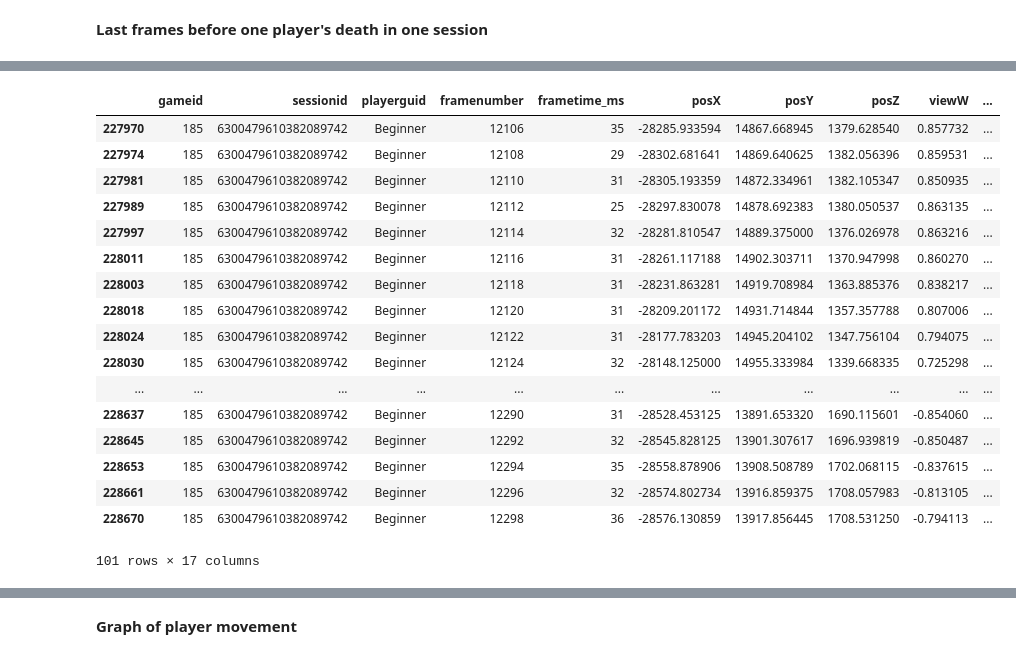
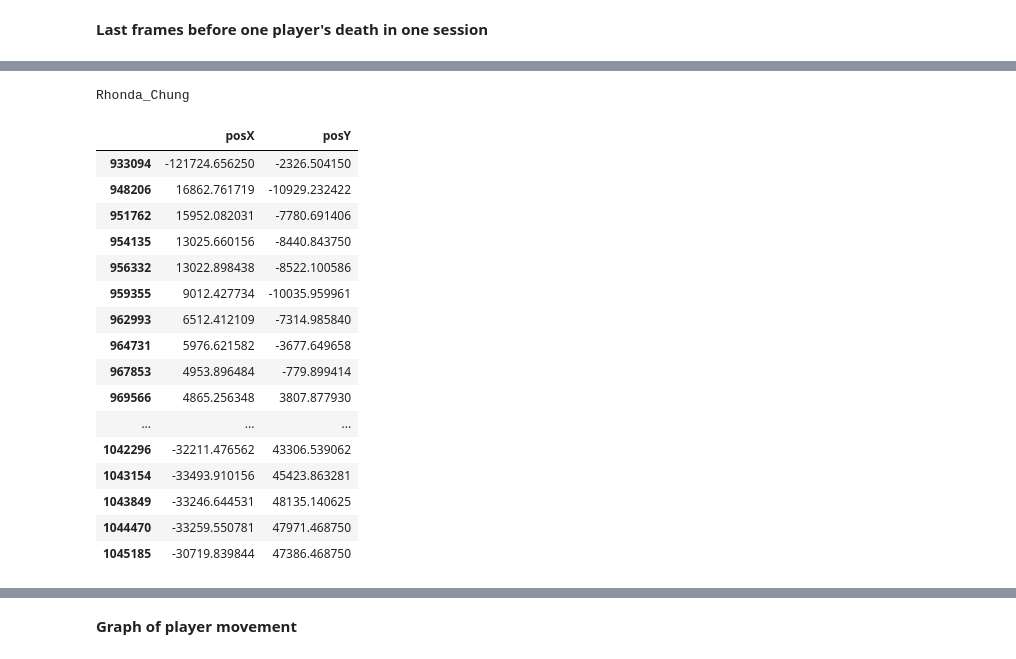
Before and after one commit to ChilledCitizen/reCoach, a Jupyter notebook: game_coach.ipynb, the cells around one changed output, grey strips where cells are left out. Drawn from its saved outputs; the diff is of its cells as text; code cells hidden in the pictures.

Commit message:
Fixes and new functions
Fixed some errors, added function for one-hot transformation of player state, added initial extracted data for graphs and stats.

```diff
--- a/game_coach.ipynb
+++ b/game_coach.ipynb
@@ -84,10 +103,10 @@ def get_graphs(player_name, step):
 # %%
 filenames = [
-    "game_frame.csv",
-    "game_session.csv",
-    "player_session.csv",
-    "player_state.csv",
-    "weapon_desc.csv"
+    "../game_frame.csv",
+    "../game_session.csv",
+    "../player_session.csv",
+    "../player_state.csv",
+    "../weapon_desc.csv"
 ]
 game_frame = pd.read_csv(filenames[0])
 game_session = pd.read_csv(filenames[1])
@@ -137,8 +156,8 @@ weapon_desc.head(5)
 **Take some info for specific player from recent sessions**
 # %%
 # Choose player name
-player_name = "Beginner"
-#player_name = "Intermediate"
+#player_name = "Beginner"
+player_name = "Intermediate"
 #sessions_nr = 10
 # Take rows from tables which are specific to this player
 one_player_session = player_session[player_session["playerguid"] == player_name]
@@ -201,3 +228,13 @@ Total sessions: 11
 # Player death
 # %% [markdown]
 **Last frames before one player's death in one session**
+# %%
+# Get all sessions player played
+sessions = np.unique(one_player_state["sessionid"])
+# Get session_id of the last session
+session_id = sessions[-1]
+# State of one player for one session
+one_player_state_session = player_state[(player_state["playerguid"] == player_name) & (player_state["sessionid"] == session_id)]
+# Sort rows by time
+one_player_state_session = one_player_state_session.sort_values(["framenumber"])
+one_player_state_session
@@ -204,24 +263,36 @@ Total sessions: 11
+# %%
+# Get game_frame row based on session and frame
+row = np.nonzero((game_frame["sessionid"] == session_id) & (game_frame["framenumber"] == frame_number))[0][0]
+json_entry_players = json.loads(game_frame.iloc[row]["players"])
+# Get killer
+killer = get_killer_entry(player_name, session_id)
+# Get killer name
+try:
+    killer_name = killer["guid"]
+    print(killer_name)
+except:
+    pass
+# %% [output]
+Rhonda_Chung
 # %%
-# Take row id's when player died
-rows_player_died = np.nonzero(one_player_state["stateflags"] == 53)[0]
-# Take last 10 frames before death in last session (step 5)
-one_player_state.iloc[rows_player_died[-1]-100: rows_player_died[-1]+1 : 1]
+# Take last frames before death in last session (choose step)
+last_positions_player = one_player_state_session.iloc[:-1: 100][["posX", "posY"]]
+last_positions_player
 # %% [output]
-|  | gameid | sessionid | playerguid | framenumber | frametime_ms | posX | posY | posZ | viewW | ... |
-| 227970 | 185 | 6300479610382089742 | Beginner | 12106 | 35 | -28285.933594 | 14867.668945 | 1379.628540 | 0.857732 | ... |
-| 227974 | 185 | 6300479610382089742 | Beginner | 12108 | 29 | -28302.681641 | 14869.640625 | 1382.056396 | 0.859531 | ... |
-| 227981 | 185 | 6300479610382089742 | Beginner | 12110 | 31 | -28305.193359 | 14872.334961 | 1382.105347 | 0.850935 | ... |
-| 227989 | 185 | 6300479610382089742 | Beginner | 12112 | 25 | -28297.830078 | 14878.692383 | 1380.050537 | 0.863135 | ... |
-| 227997 | 185 | 6300479610382089742 | Beginner | 12114 | 32 | -28281.810547 | 14889.375000 | 1376.026978 | 0.863216 | ... |
-| 228011 | 185 | 6300479610382089742 | Beginner | 12116 | 31 | -28261.117188 | 14902.303711 | 1370.947998 | 0.860270 | ... |
-| 228003 | 185 | 6300479610382089742 | Beginner | 12118 | 31 | -28231.863281 | 14919.708984 | 1363.885376 | 0.838217 | ... |
-| 228018 | 185 | 6300479610382089742 | Beginner | 12120 | 31 | -28209.201172 | 14931.714844 | 1357.357788 | 0.807006 | ... |
-| 228024 | 185 | 6300479610382089742 | Beginner | 12122 | 31 | -28177.783203 | 14945.204102 | 1347.756104 | 0.794075 | ... |
-| 228030 | 185 | 6300479610382089742 | Beginner | 12124 | 32 | -28148.125000 | 14955.333984 | 1339.668335 | 0.725298 | ... |
-| ... | ... | ... | ... | ... | ... | ... | ... | ... | ... | ... |
-| 228637 | 185 | 6300479610382089742 | Beginner | 12290 | 31 | -28528.453125 | 13891.653320 | 1690.115601 | -0.854060 | ... |
-| 228645 | 185 | 6300479610382089742 | Beginner | 12292 | 32 | -28545.828125 | 13901.307617 | 1696.939819 | -0.850487 | ... |
-| 228653 | 185 | 6300479610382089742 | Beginner | 12294 | 35 | -28558.878906 | 13908.508789 | 1702.068115 | -0.837615 | ... |
-| 228661 | 185 | 6300479610382089742 | Beginner | 12296 | 32 | -28574.802734 | 13916.859375 | 1708.057983 | -0.813105 | ... |
-| 228670 | 185 | 6300479610382089742 | Beginner | 12298 | 36 | -28576.130859 | 13917.856445 | 1708.531250 | -0.794113 | ... |
+|  | posX | posY |
+| 933094 | -121724.656250 | -2326.504150 |
+| 948206 | 16862.761719 | -10929.232422 |
+| 951762 | 15952.082031 | -7780.691406 |
+| 954135 | 13025.660156 | -8440.843750 |
+| 956332 | 13022.898438 | -8522.100586 |
+| 959355 | 9012.427734 | -10035.959961 |
+| 962993 | 6512.412109 | -7314.985840 |
+| 964731 | 5976.621582 | -3677.649658 |
+| 967853 | 4953.896484 | -779.899414 |
+| 969566 | 4865.256348 | 3807.877930 |
+| ... | ... | ... |
+| 1042296 | -32211.476562 | 43306.539062 |
+| 1043154 | -33493.910156 | 45423.863281 |
+| 1043849 | -33246.644531 | 48135.140625 |
+| 1044470 | -33259.550781 | 47971.468750 |
+| 1045185 | -30719.839844 | 47386.468750 |
-101 rows × 17 columns
```
Also changed, not shown: parts of 20 cells of this notebook, 1 other file.
